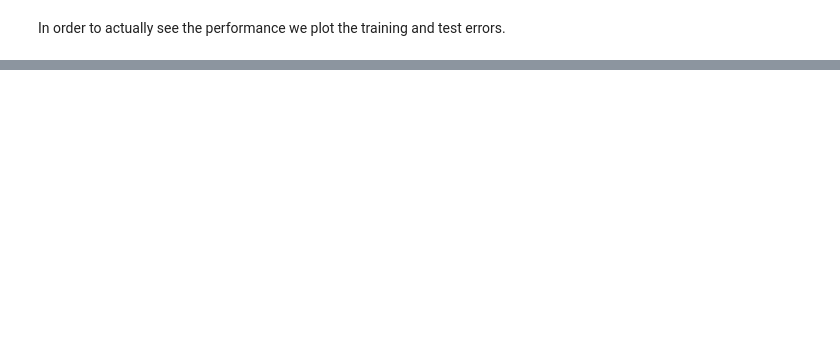
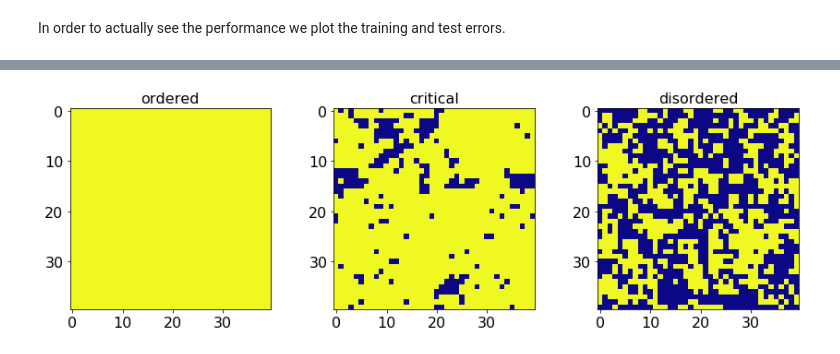
Before and after one commit to Oo1Insane1oO/Data-Analysis-and-Machine-Learning, a Jupyter notebook: ising/Project_on_Machine_Learning.ipynb, the cells around one changed output, grey strips where cells are left out. Saved outputs shown, nothing was run; the diff lists cells and outputs as text; code cells hidden in the pictures; blank space fills up the shorter version.

```diff
--- a/ising/Project_on_Machine_Learning.ipynb
+++ b/ising/Project_on_Machine_Learning.ipynb
@@ -357,0 +373,78 @@ plot_errors(grab_axis(results, 1), grab_axis(results, 2), lamdas)
+# %%
+import pickle
+import os
+from sklearn.model_selection import train_test_split
+
+def plot_2D_states(states, L, titles=["ordered", "critical", "disordered"]):
+    """visualize states"""
+    cmap_args = dict(cmap='plasma_r')
+
+    fig, ax = plt.subplots(nrows=1, ncols=len(states))
+
+    for i,s in enumerate(states):
+        ax[i].imshow(s.reshape(L,L), **cmap_args)
+        ax[i].set_title(titles[i], fontsize=16)
+        ax[i].tick_params(labelsize=16)
+    # end fors
+
+    fig.subplots_adjust(right=2.0)
+
+    plt.show()
+# end function plot_2D_states
+
+# shuffle generator seed
+np.random.seed()
+
+# Ising parameters
+L = 40
+J = -1.0
+T = np.linspace(0.25,4.0,16)
+T_c = 2.26
+
+# define regression parameters
+num_classes = 2
+train_test_ratio = 0.5
+
+# load data (all of it)
+data_path = "IsingData/"
+data = pickle.load(open(data_path + "Ising2DFM_reSample_L40_T=All.pkl", 'rb'))
+data = np.unpackbits(data).reshape(-1, 1600)
+data = data.astype(np.int32)
+data[np.where(data==0)] = -1
+
+# load labels (all of it)
+labels = pickle.load(open(data_path + "Ising2DFM_reSample_L40_T=All_labels.pkl", "rb"))
+
+# divide data into ordered, critical and disordered
+X_ordered=data[:70000,:]
+Y_ordered=labels[:70000]
+
+X_critical=data[70000:100000,:]
+Y_critical=labels[70000:100000]
+
+X_disordered=data[100000:,:]
+Y_disordered=labels[100000:]
+
+del data,labels
+
+# define training and test
+X=np.concatenate((X_ordered,X_disordered))
+Y=np.concatenate((Y_ordered,Y_disordered))
+
+# pick at random to create training and test
+X_train, X_test, Y_train, Y_test = train_test_split(X, Y, train_size=train_test_ratio)
+
+# create full data set
+X = np.concatenate((X_critical,X))
+Y = np.concatenate((Y_critical,Y))
+
+print('X_train shape:', X_train.shape)
+print('Y_train shape:', Y_train.shape)
+print()
+print(X_train.shape[0], 'train samples')
+print(X_critical.shape[0], 'critical samples')
+print(X_test.shape[0], 'test samples')
+
+# plot data
+plot_2D_states([X_ordered[20001], X_critical[10001], X_disordered[50001]], L)
+# %% [output]
@@ -357,0 +457 @@ plot_errors(grab_axis(results, 1), grab_axis(results, 2), lamdas)
+[figure, added]
```
Also changed, not shown: parts of 17 cells of this notebook, 1 other file.
